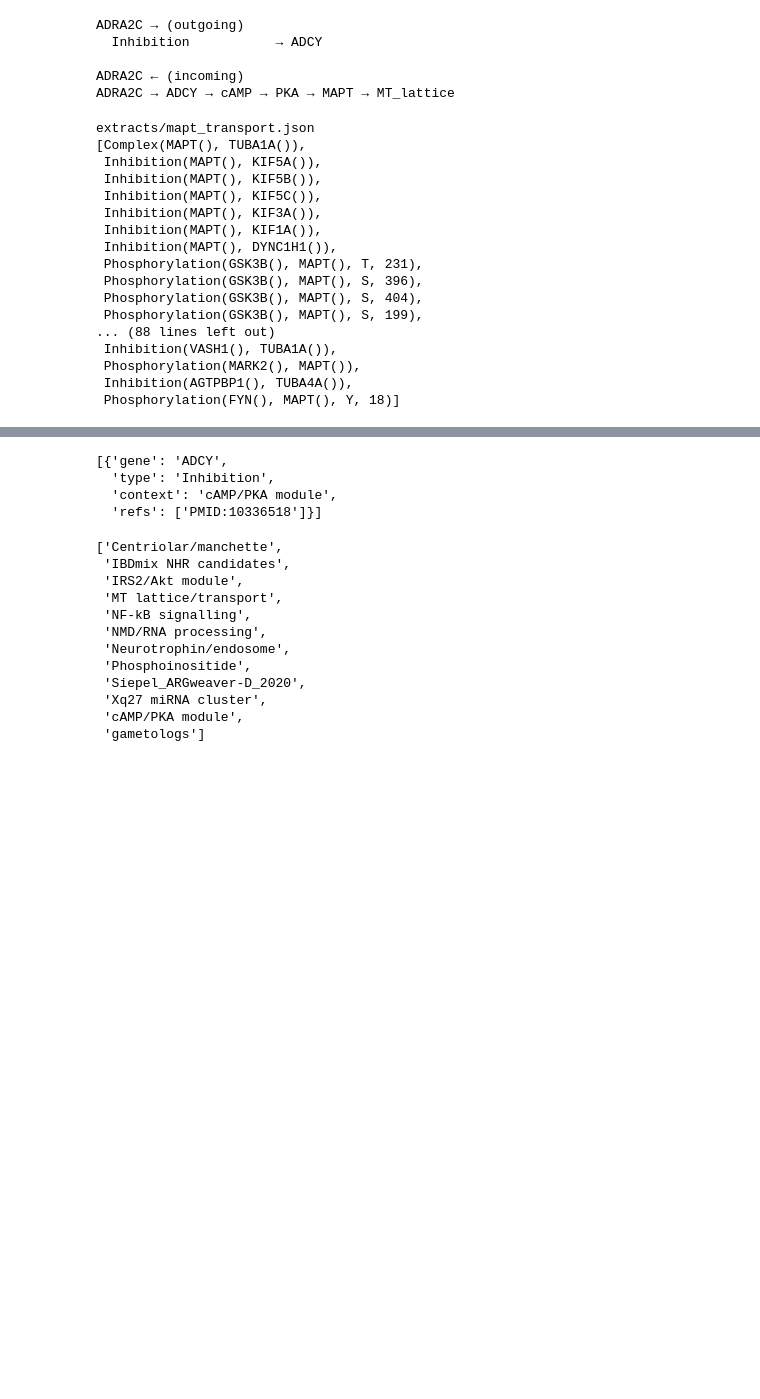
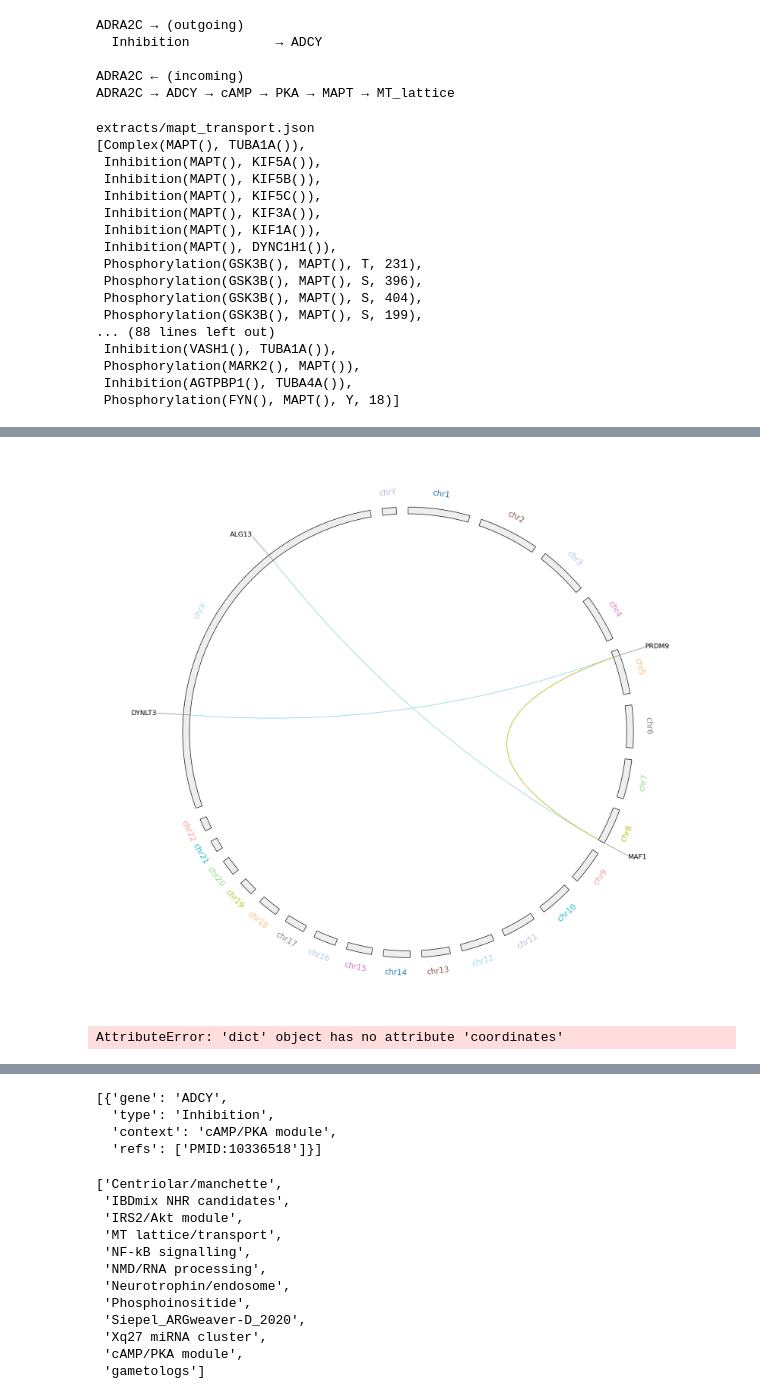
Before and after one commit to munch-group/interaction-store, a Jupyter notebook: interaction_store.ipynb, the cells around one changed output, grey strips where cells are left out. Saved outputs shown, nothing was run; the diff lists cells and outputs as text; code cells hidden in the pictures; blank space fills up the shorter version.

```diff
--- a/interaction_store.ipynb
+++ b/interaction_store.ipynb
@@ -823,0 +763,78 @@ circos_plot(genes=genes, links=links, cmap=cmap)
+# %%
+
+def circos_plot(genes=[], links={}, cmap=None, scalings={}):
+
+    ColorCycler.set_cmap(cmap)
+
+    # chr_bed_file, cytoband_file, chr_links = load_eukaryote_example_dataset("hg38")
+    # circos = Circos.initialize_from_bed(chr_bed_file, space=3, link_kws=dict(lw=10))
+
+    hg38_lengths = chrom_lengths['hg38'].copy()
+    hg38_lengths['chrX'] *= 10
+
+    circos = Circos(sectors=hg38_lengths, space=3)
+
+
+    chr_names = [s.name for s in circos.sectors]
+    colors = ColorCycler.get_color_list(len(chr_names))
+    chr_name2color = {name: color for name, color in zip(chr_names, colors)}
+
+    gene_info = defaultdict(list)
+    for chrom, start, end, label in gene_coords(genes):
+        gene_info[chrom].append(((start+end)/2, label))
+
+    for sector in circos.sectors:
+        ideogram_base = 97
+        ideogram_height = 3
+        sector.text(sector.name, r=105, size=8, color=chr_name2color[sector.name])
+        outer_track = sector.add_track((ideogram_base, ideogram_base+ideogram_height))
+        outer_track.axis(fc="#eeeeee")
+
+        scale = scalings.get(sector.name, 1)
+
+        pos_labels = gene_info.get(sector.name, [])
+        for pos, label  in pos_labels:
+            outer_track.annotate(pos * scale, label, label_size=7,
+                                min_r=ideogram_base,
+                                max_r=ideogram_base+5*ideogram_height,
+                                # text_kws=dict(color='red')
+                                )
+
+    _from, _to = zip(*links)
+    links = list(zip(gene_coords(_from), gene_coords(_to)))
+
+
+    for a, b in links:
+        _chrom = a[0]
+        _from, _from_label = list(a[:3]), a[3]
+        _from[1] *= scalings.get(_from[0], 1)
+        _from[2] *= scalings.get(_from[0], 1)
+        _to, _to_label = list(b[:3]), b[3]
+        _to[1] *= scalings.get(_to[0], 1)
+        _to[2] *= scalings.get(_to[0], 1)
+        color = chr_name2color[_chrom]
+        circos.link(_from, _to,
+                    color=color,
+                    lw=0.5,
+                    alpha=1,
+                    zorder=0)
+
+    figsize = (8, 8)
+
+    # circos.savefig('circos_plot.pdf', figsize=figsize)
+    fig = circos.plotfig(figsize=figsize)
+
+cmap = register_shifted_cmap('tab20')
+# cmap = 'tab10'
+
+genes = ['ALG13', 'DYNLT3', 'MAF1', 'PRDM9']
+
+links = [('ALG13', 'MAF1'), ('DYNLT3', 'PRDM9'), ('MAF1', 'PRDM9')]
+
+circos_plot(genes=genes, links=links, cmap=cmap, scalings=dict(chrX=10))
+# %% [output]
+[figure, added]
+# %%
+stmts = load_store()
+# %% [output]
+AttributeError: 'dict' object has no attribute 'coordinates'
```
Also changed, not shown: parts of 11 cells of this notebook, 9 other files.
